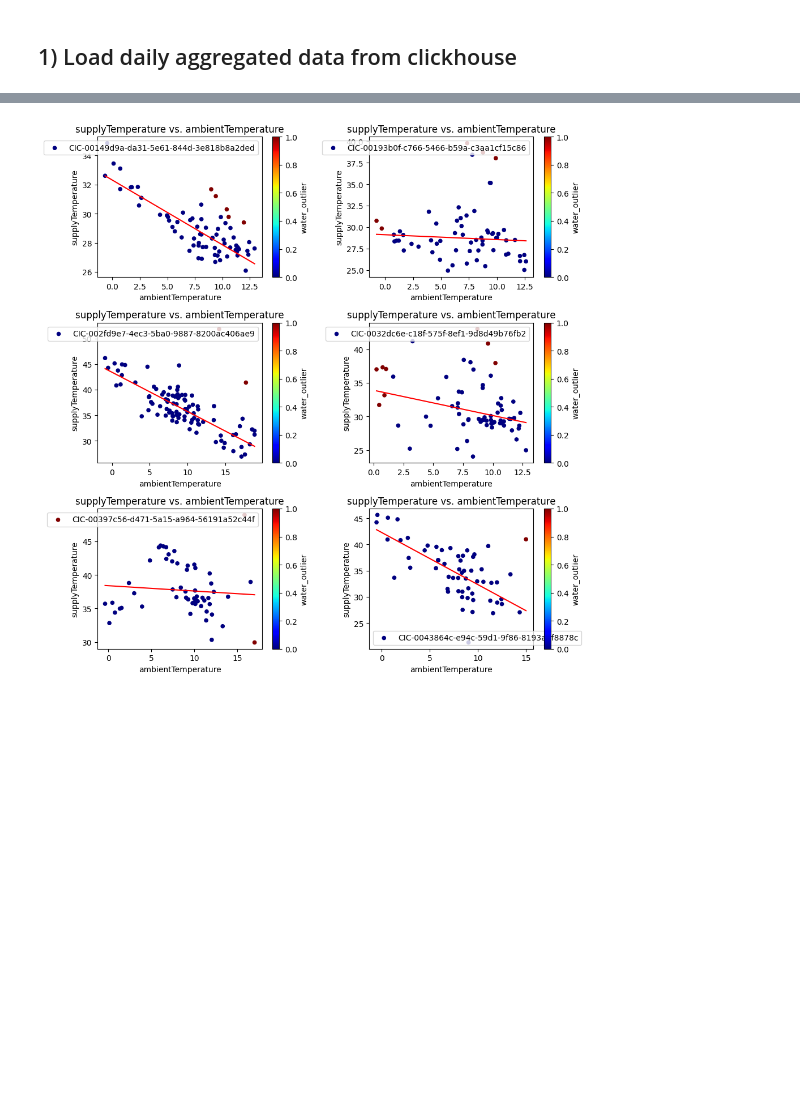
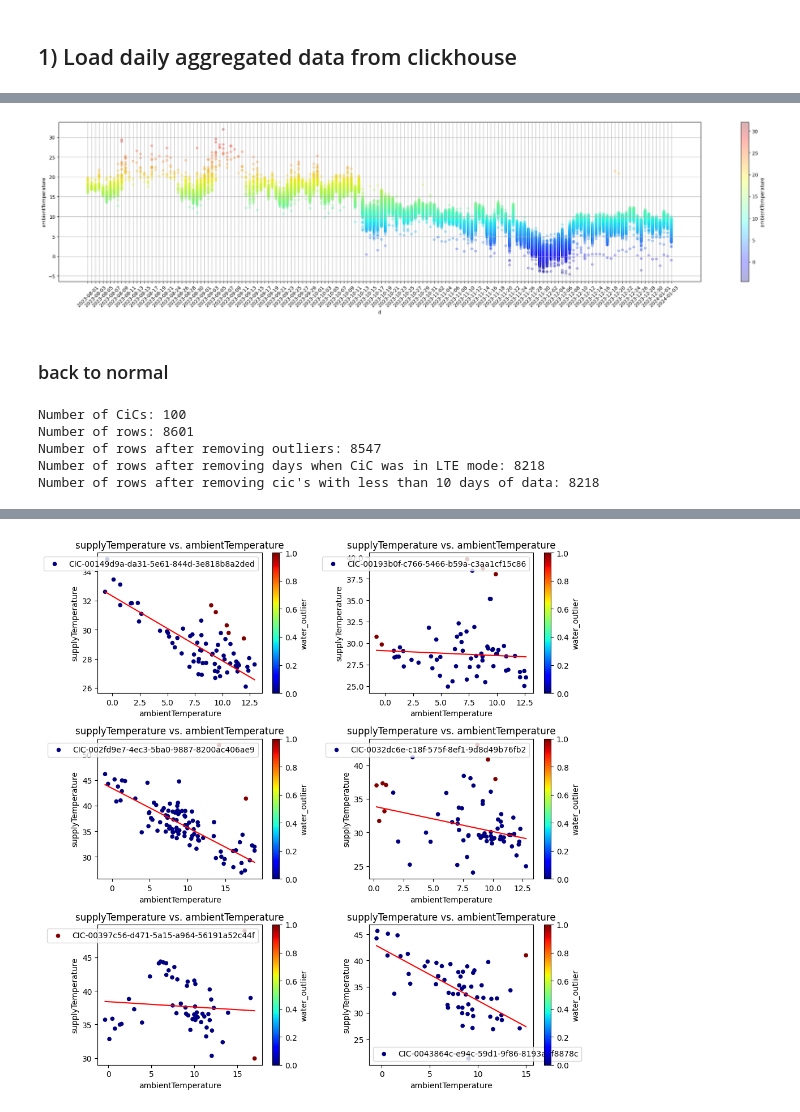
Before and after one commit to season0112/quatt_data_analysis, a Jupyter notebook: all-e-market-research/all-e-market-research.ipynb, the cells around one changed output, grey strips where cells are left out. Drawn from its saved outputs; the diff is of its cells as text; code cells hidden in the pictures; blank space fills up the shorter version.

Commit message:
end of day push, cleanup tomorrow

```diff
--- a/all-e-market-research/all-e-market-research.ipynb
+++ b/all-e-market-research/all-e-market-research.ipynb
@@ -541 +743,51 @@ else:
+# %%
+# df_cics['dm'] = df_cics['d'].dt.strftime('%m-%d')
+df_cics.sort_values(by='d', inplace=True)
+ax = df_cics.plot(kind='scatter', y='ambientTemperature', x='d', figsize=[30, 6], c='ambientTemperature', cmap='jet', rot=45, alpha=0.3, grid=True)
+
+# Customizing to show every other label
+labels = ax.get_xticklabels()
+for i, label in enumerate(labels):
+    if i % 2 != 0:  # Hide every other label
+        label.set_visible(False)
+
+plt.show()
+# %% [output]
+[figure, added]
+# %% [markdown]
+### back to normal
+# %%
+print(f"Number of CiCs: {len(df_cics['clientid'].unique())}")
+print(f"Number of rows: {len(df_cics.index)}")
+
+# Clean up and pre-process data
+
+# rename clientid to cic_id
+df_cics.rename(columns={'clientid': 'cic_id'}, inplace=True)
+
+# Remove outliers from Q_hp1, Q_hp2, E_hp1, E_hp2
+# TO DO: ADAPT CODE TO FILTER BOTH ON 24HR AND 3HR DATA
+max_Q_hp = 8 # kWh
+max_E_hp = 3 # kWh
+max_Q_cv = 37 # kWh
+df_cics = df_cics[
+    (df_cics['Q_hp1'] < 24 * max_Q_hp) & (df_cics['Q_hp2'] < 24 * max_Q_hp) &
+    (df_cics['E_hp1'] < 24 * max_E_hp) & (df_cics['E_hp2'] < 24 * max_E_hp) &
+    (df_cics['Q_cv'] < 24 * max_Q_cv)
+].copy()
+print(f"Number of rows after removing outliers: {len(df_cics.index)}")
+
+# Remove days when CiC was in LTE mode
+df_cics.dropna(subset=['ambientTemperature', 'supplyTemperature', 'roomTemperatureError', 'roomSetTemperature', 'roomTemperature'], inplace=True)
+print(f"Number of rows after removing days when CiC was in LTE mode: {len(df_cics.index)}")
+
+# Remove rows of cic's that have less than 10 days of data
+df_cics = df_cics.groupby('cic_id').filter(lambda x: len(x.index) >= 10)
+print(f"Number of rows after removing cic's with less than 10 days of data: {len(df_cics.index)}")
+# %% [output]
+Number of CiCs: 100
+Number of rows: 8601
+Number of rows after removing outliers: 8547
+Number of rows after removing days when CiC was in LTE mode: 8218
+Number of rows after removing cic's with less than 10 days of data: 8218
 # %%
```
Also changed, not shown: parts of 35 cells of this notebook.
